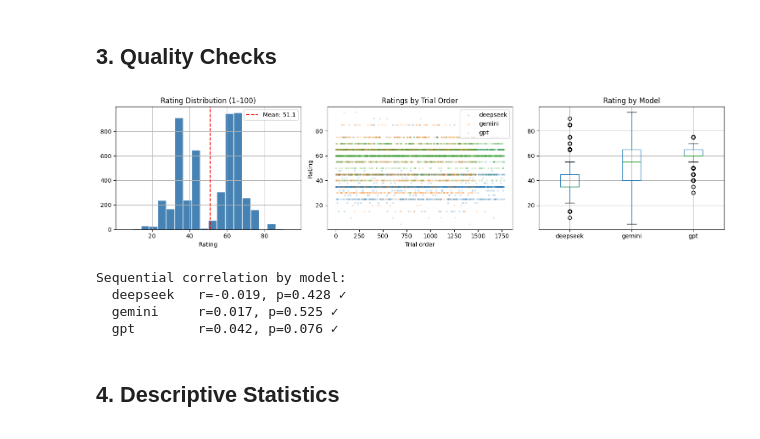
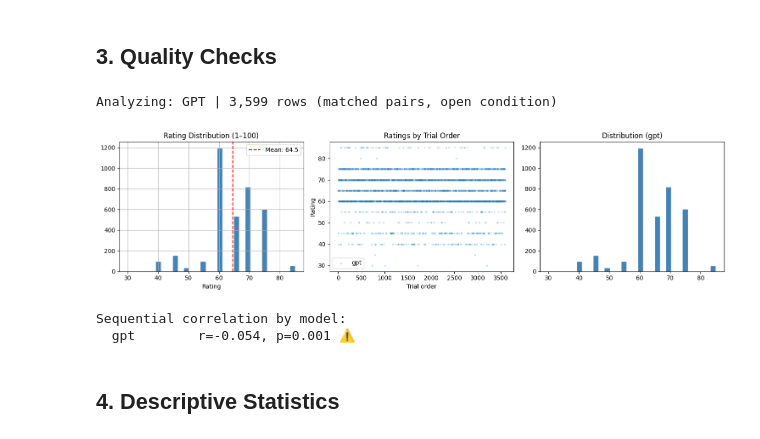
Before and after one commit to auertobias/authority-bias-llm, a Jupyter notebook: notebooks/02_analysis.ipynb, the cells around one changed output. Saved outputs shown, nothing was run; the diff lists cells and outputs as text; code cells hidden in the pictures.

```diff
--- a/notebooks/02_analysis.ipynb
+++ b/notebooks/02_analysis.ipynb
@@ -71,47 +164,58 @@ Models:   ['deepseek', 'gemini', 'gpt']
 # %% [markdown]
 ## 3. Quality Checks
 # %%
+# ── 3. QUALITY CHECKS ────────────────────────────────────────
+
+# @param ["all", "gpt", "deepseek", "gemini", "claude", "llama"]
+MODEL = "gpt"
+
+data = matched if MODEL == "all" else matched[matched['model'] == MODEL]
+print(f"Analyzing: {MODEL.upper()} | {len(data):,} rows (matched pairs, open condition)")
+
 fig, axes = plt.subplots(1, 3, figsize=(15, 4))
 
 # Rating distribution
-df['rating'].hist(bins=20, ax=axes[0], color='steelblue', edgecolor='white')
+data['rating'].hist(bins=30, ax=axes[0], color='steelblue', edgecolor='white')
 axes[0].set_title('Rating Distribution (1–100)')
 axes[0].set_xlabel('Rating')
-axes[0].axvline(df['rating'].mean(), color='red', ls='--',
-                label=f"Mean: {df['rating'].mean():.1f}")
+axes[0].axvline(data['rating'].mean(), color='red', ls='--',
+                label=f"Mean: {data['rating'].mean():.1f}")
 axes[0].legend()
 
 # Sequential independence
-for name, mdf in df.groupby('model'):
+for name, mdf in data.groupby('model'):
     mdf = mdf.sort_index().reset_index(drop=True)
     axes[1].scatter(range(len(mdf)), mdf['rating'], alpha=0.15, s=5, label=name)
 axes[1].set_title('Ratings by Trial Order')
 axes[1].set_xlabel('Trial order')
 axes[1].set_ylabel('Rating')
 axes[1].legend()
 
 # Per-model boxplot
-df.boxplot(column='rating', by='model', ax=axes[2])
-axes[2].set_title('Rating by Model')
-axes[2].set_xlabel('')
-plt.suptitle('')
+if data['model'].nunique() > 1:
+    data.boxplot(column='rating', by='model', ax=axes[2])
+    axes[2].set_title('Rating by Model')
+    axes[2].set_xlabel('')
+    plt.suptitle('')
+else:
+    axes[2].hist(data['rating'], bins=30, color='steelblue', edgecolor='white')
+    axes[2].set_title(f'Distribution ({MODEL})')
 
 plt.tight_layout()
-plt.savefig(RESULTS_PATH + 'quality_checks.png', dpi=150, bbox_inches='tight')
+plt.savefig(V2_RESULTS + f'quality_checks_{MODEL}.png', dpi=150, bbox_inches='tight')
 plt.show()
 
-print("Sequential correlation by model:")
-for name, mdf in df.groupby('model'):
+print("\nSequential correlation by model:")
+for name, mdf in data.groupby('model'):
     mdf = mdf.sort_index().reset_index(drop=True)
     r, p = stats.pearsonr(range(len(mdf)), mdf['rating'])
     flag = " ⚠️" if p < 0.05 else " ✓"
     print(f"  {name:10s} r={r:.3f}, p={p:.3f}{flag}")
 # %% [output]
+Analyzing: GPT | 3,599 rows (matched pairs, open condition)
-[figure, old version]
+[figure, new version]
-Sequential correlation by model:
-  deepseek   r=-0.019, p=0.428 ✓
-  gemini     r=0.017, p=0.525 ✓
-  gpt        r=0.042, p=0.076 ✓
+Sequential correlation by model:
+  gpt        r=-0.054, p=0.001 ⚠️
 # %% [markdown]
 ## 4. Descriptive Statistics
 # %%
```
Also changed, not shown: parts of 21 cells of this notebook.
